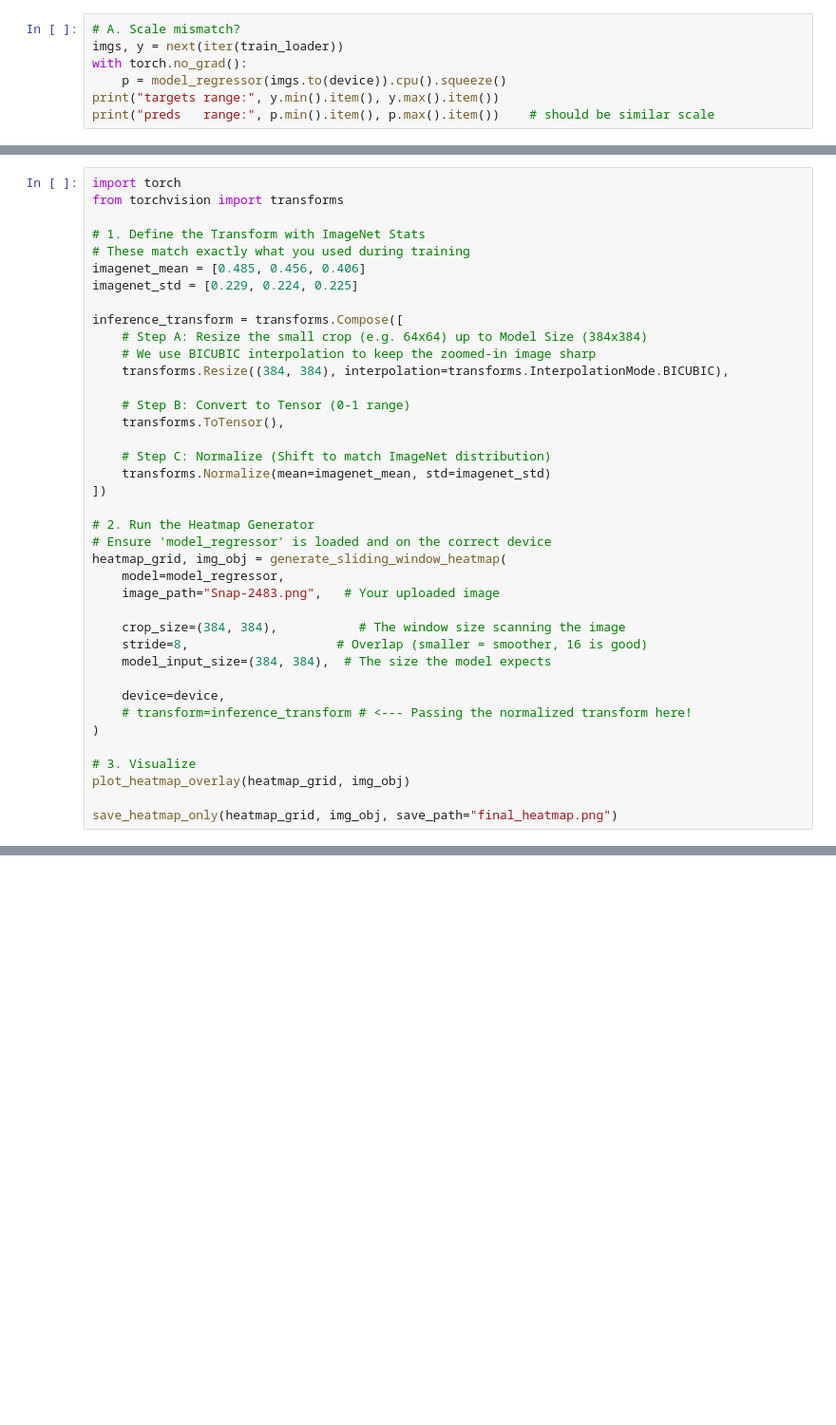
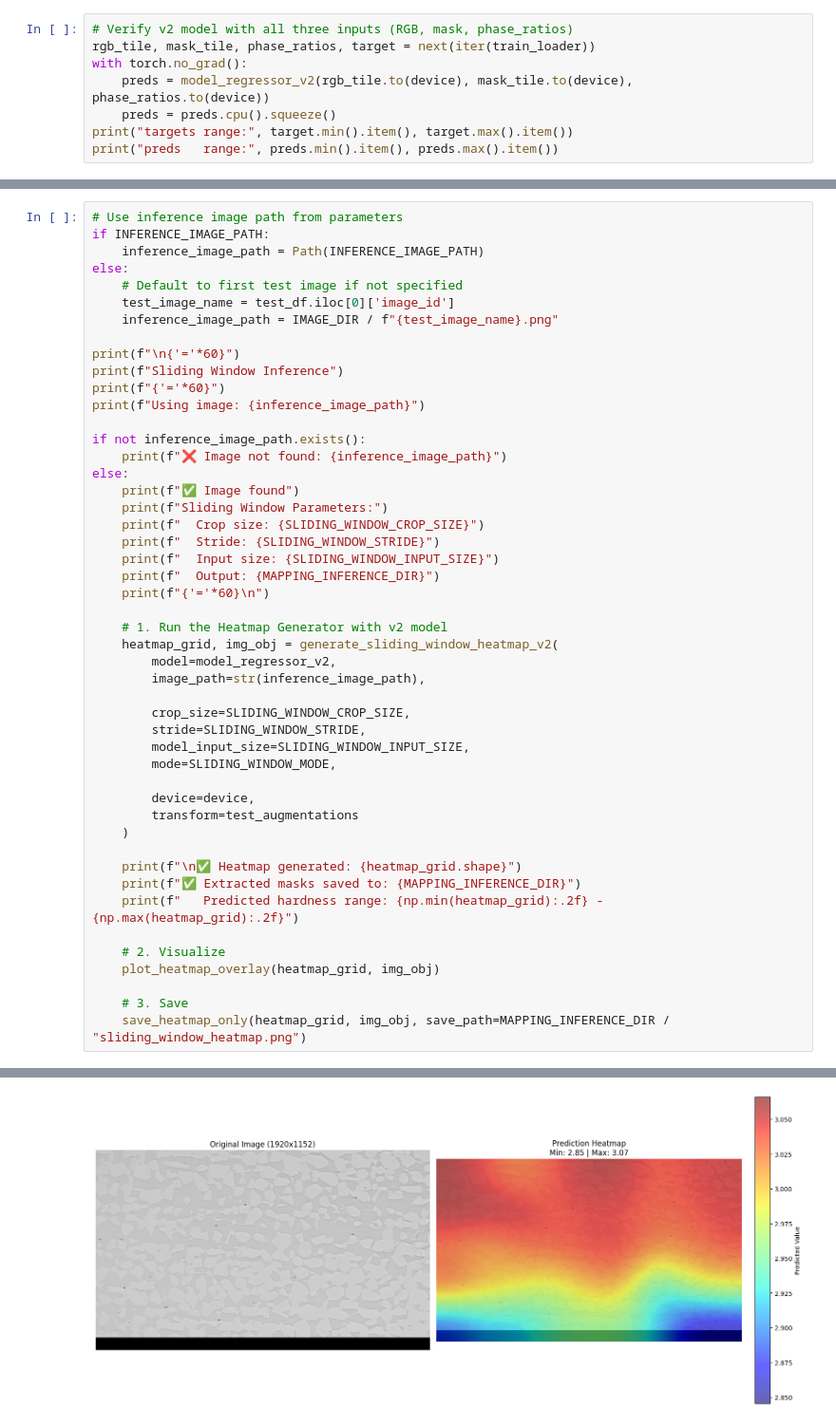
Before and after one commit to JayKuluky/IM2PROP, a Jupyter notebook: main.ipynb, the cells around one changed output, grey strips where cells are left out. Shown at 95% size. Cells and saved outputs as stored; diff of their text form; blank space fills up the shorter version.

Commit message:
[Major Change] Redesign the model architecture (IM2PROPv2) and training pipeline. Aiming to easily rebase the codebase into a package-like structure in the future.

```diff
--- a/main.ipynb
+++ b/main.ipynb
@@ -582,8 +1109,9 @@ RMSE  : 0.1150
 # %%
-# A. Scale mismatch?
-imgs, y = next(iter(train_loader))
+# Verify v2 model with all three inputs (RGB, mask, phase_ratios)
+rgb_tile, mask_tile, phase_ratios, target = next(iter(train_loader))
 with torch.no_grad():
-    p = model_regressor(imgs.to(device)).cpu().squeeze()
-print("targets range:", y.min().item(), y.max().item())
-print("preds   range:", p.min().item(), p.max().item())    # should be similar scale
+    preds = model_regressor_v2(rgb_tile.to(device), mask_tile.to(device), phase_ratios.to(device))
+    preds = preds.cpu().squeeze()
+print("targets range:", target.min().item(), target.max().item())
+print("preds   range:", preds.min().item(), preds.max().item())
 # %% [output]
@@ -734,42 +1350,51 @@ def save_heatmap_only(heatmap, original_image, save_path, alpha=0.6, cmap='jet')
     plt.show()
     print(f"Saved heatmap only to: {save_path}")
 # %%
-import torch
-from torchvision import transforms
+# Use inference image path from parameters
+if INFERENCE_IMAGE_PATH:
+    inference_image_path = Path(INFERENCE_IMAGE_PATH)
+else:
+    # Default to first test image if not specified
+    test_image_name = test_df.iloc[0]['image_id']
+    inference_image_path = IMAGE_DIR / f"{test_image_name}.png"
 
-# 1. Define the Transform with ImageNet Stats
-# These match exactly what you used during training
-imagenet_mean = [0.485, 0.456, 0.406]
-imagenet_std = [0.229, 0.224, 0.225]
+print(f"\n{'='*60}")
+print(f"Sliding Window Inference")
+print(f"{'='*60}")
+print(f"Using image: {inference_image_path}")
 
-inference_transform = transforms.Compose([
-    # Step A: Resize the small crop (e.g. 64x64) up to Model Size (384x384)
-    # We use BICUBIC interpolation to keep the zoomed-in image sharp
-    transforms.Resize((384, 384), interpolation=transforms.InterpolationMode.BICUBIC),
+if not inference_image_path.exists():
+    print(f"❌ Image not found: {inference_image_path}")
+else:
+    print(f"✅ Image found")
+    print(f"Sliding Window Parameters:")
+    print(f"  Crop size: {SLIDING_WINDOW_CROP_SIZE}")
+    print(f"  Stride: {SLIDING_WINDOW_STRIDE}")
+    print(f"  Input size: {SLIDING_WINDOW_INPUT_SIZE}")
+    print(f"  Output: {MAPPING_INFERENCE_DIR}")
+    print(f"{'='*60}\n")
 
-    # Step B: Convert to Tensor (0-1 range)
-    transforms.ToTensor(),
+    # 1. Run the Heatmap Generator with v2 model
+    heatmap_grid, img_obj = generate_sliding_window_heatmap_v2(
+        model=model_regressor_v2,
+        image_path=str(inference_image_path),
 
-    # Step C: Normalize (Shift to match ImageNet distribution)
-    transforms.Normalize(mean=imagenet_mean, std=imagenet_std)
-])
+        crop_size=SLIDING_WINDOW_CROP_SIZE,
+        stride=SLIDING_WINDOW_STRIDE,
+        model_input_size=SLIDING_WINDOW_INPUT_SIZE,
+        mode=SLIDING_WINDOW_MODE,
 
-# 2. Run the Heatmap Generator
-# Ensure 'model_regressor' is loaded and on the correct device
-heatmap_grid, img_obj = generate_sliding_window_heatmap(
-    model=model_regressor,
-    image_path="Snap-2483.png",   # Your uploaded image
+        device=device,
+        transform=test_augmentations
+    )
 
-    crop_size=(384, 384),           # The window size scanning the image
-    stride=8,                    # Overlap (smaller = smoother, 16 is good)
-    model_input_size=(384, 384),  # The size the model expects
+    print(f"\n✅ Heatmap generated: {heatmap_grid.shape}")
+    print(f"✅ Extracted masks saved to: {MAPPING_INFERENCE_DIR}")
+    print(f"   Predicted hardness range: {np.min(heatmap_grid):.2f} - {np.max(heatmap_grid):.2f}")
 
-    device=device,
-    # transform=inference_transform # <--- Passing the normalized transform here!
-)
+    # 2. Visualize
+    plot_heatmap_overlay(heatmap_grid, img_obj)
 
-# 3. Visualize
-plot_heatmap_overlay(heatmap_grid, img_obj)
-
-save_heatmap_only(heatmap_grid, img_obj, save_path="final_heatmap.png")
+    # 3. Save
+    save_heatmap_only(heatmap_grid, img_obj, save_path=MAPPING_INFERENCE_DIR / "sliding_window_heatmap.png")
 # %% [output]
@@ -776,0 +1421 @@ FileNotFoundError: [Errno 2] No such file or directory: 'Snap-2483.png'
+[figure, added]
```
Also changed, not shown: parts of 16 cells of this notebook, 1 other file.
